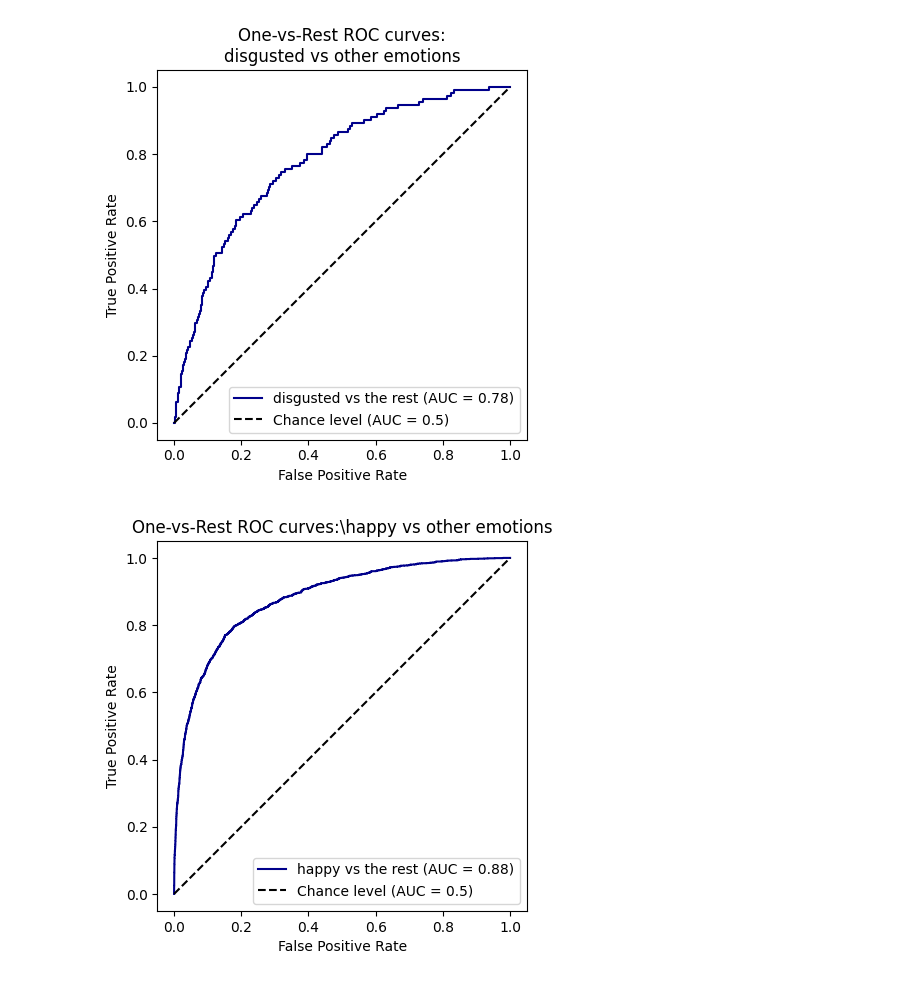
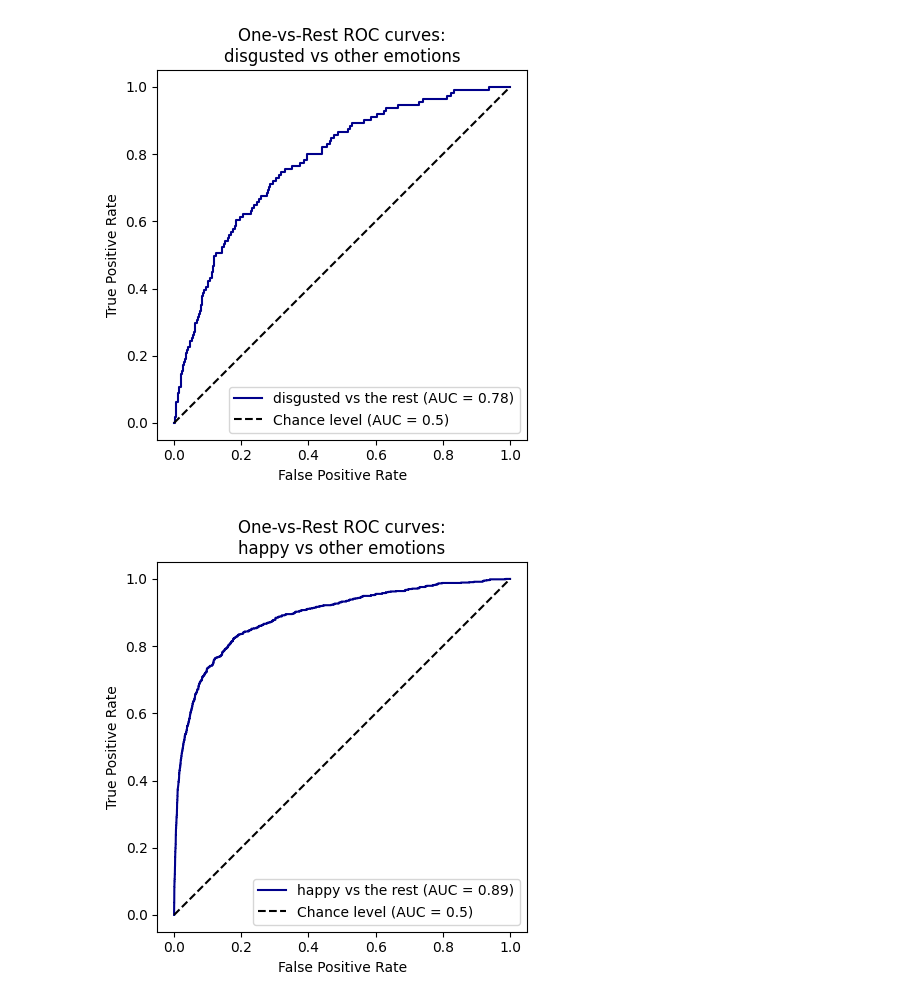
Before and after one commit to FedericoSantona/Project3, a Jupyter notebook: plots.ipynb, the cells around one changed output. Drawn from its saved outputs; the diff is of its cells as text; code cells hidden in the pictures.

Commit message:
plots

```diff
--- a/plots.ipynb
+++ b/plots.ipynb
@@ -221,19 +221,19 @@ plt.savefig("roc_disgusted")
 # %% [output]
 [figure]
 # %%
-class_id = 3
+class_id = 6
 RocCurveDisplay.from_predictions(
     t_test[:, class_id],
     y_pred[:, class_id],
     name="happy vs the rest",
     color="darkblue",
     plot_chance_level=True,
 )
 plt.axis("square")
 plt.xlabel("False Positive Rate")
 plt.ylabel("True Positive Rate")
-plt.title("One-vs-Rest ROC curves:\happy vs other emotions")
+plt.title("One-vs-Rest ROC curves:\nhappy vs other emotions")
 plt.legend()
 plt.savefig("roc_happy")
 # %% [output]
-[figure, old version]
+[figure, new version]
```
